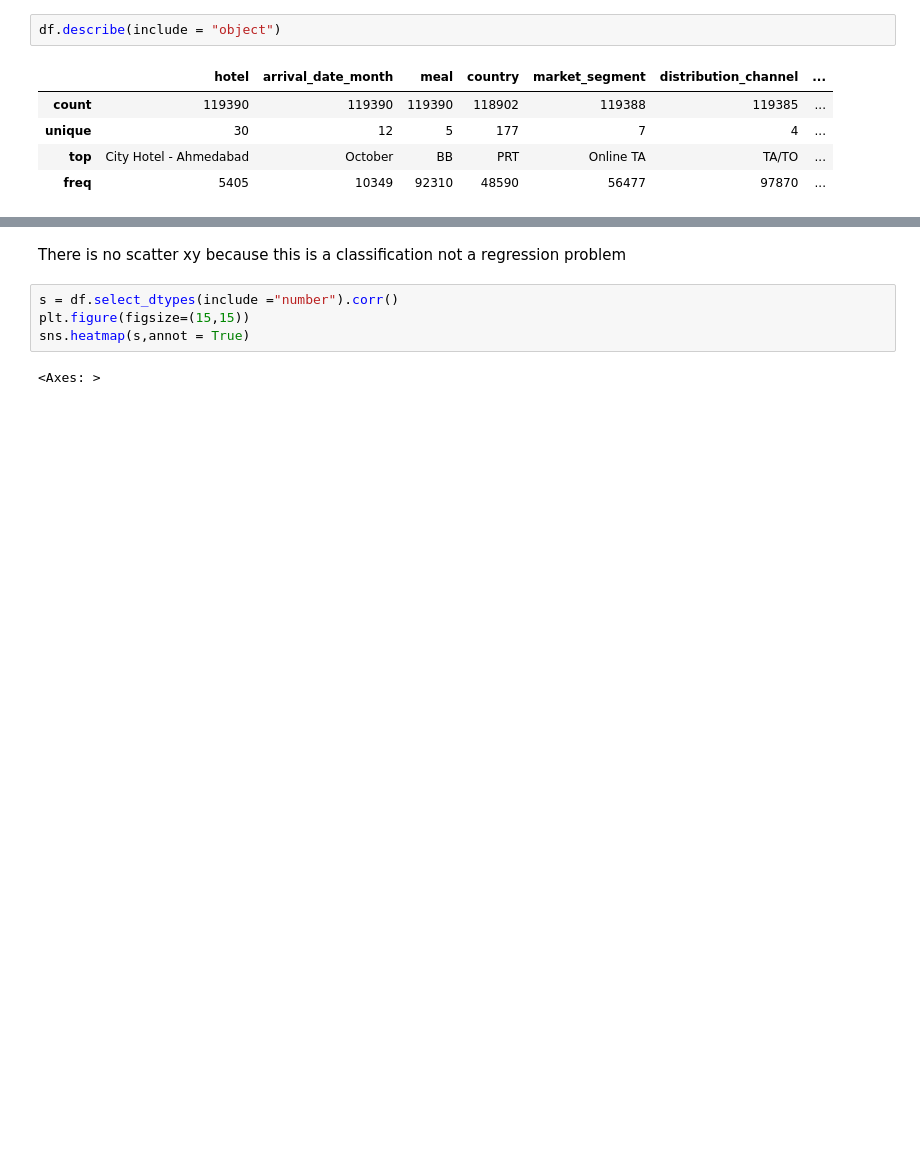
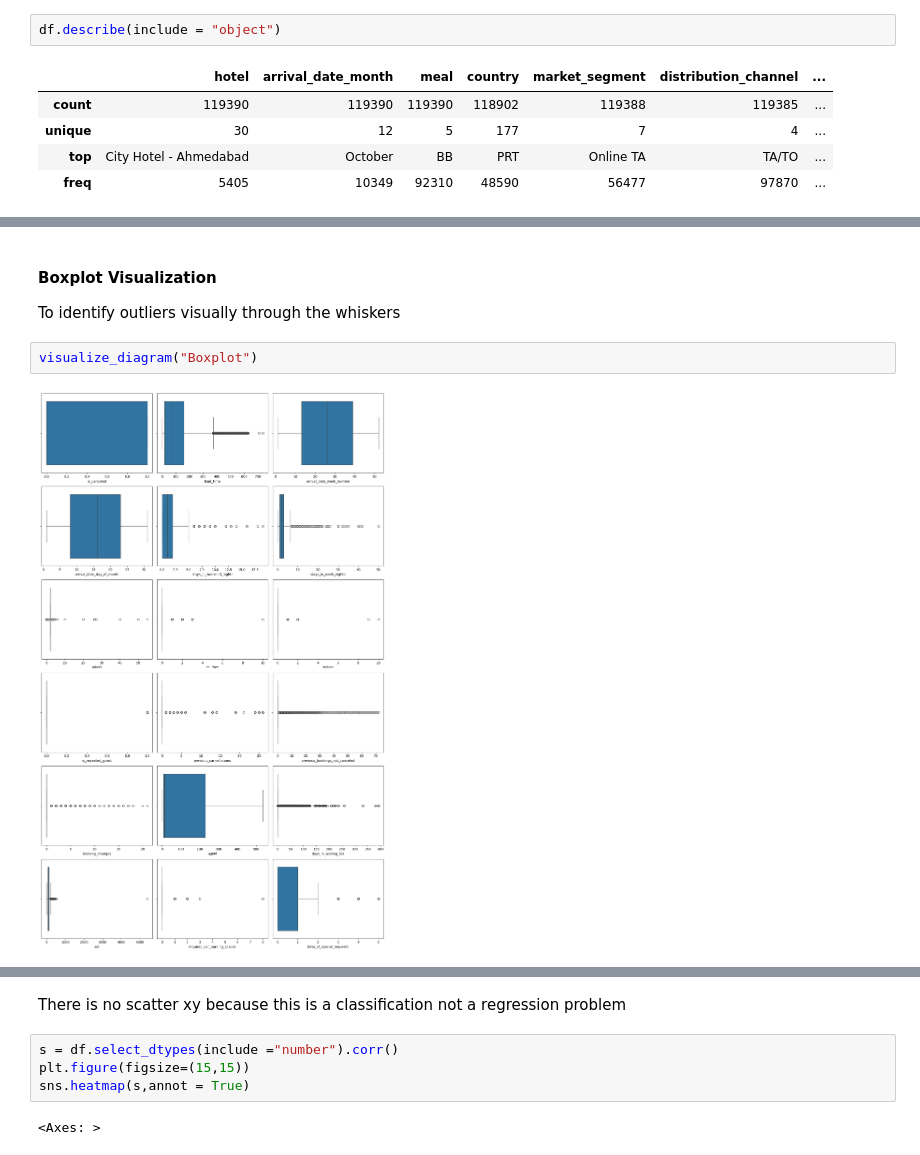
Before and after one commit to mohamedelziat50/Hotel-Bookings-AI-MIU, a Jupyter notebook: Hotel_Booking.ipynb, the cells around one changed output, grey strips where cells are left out. Cells and saved outputs as stored; diff of their text form; blank space fills up the shorter version.

```diff
--- a/Hotel_Booking.ipynb
+++ b/Hotel_Booking.ipynb
@@ -355,0 +334,7 @@ for i in numeric_columns:
+# %% [markdown]
+#### Boxplot Visualization
+To identify outliers visually through the whiskers
+# %%
+visualize_diagram("Boxplot")
+# %% [output]
+[figure, added]
```
Also changed, not shown: parts of 18 cells of this notebook.
